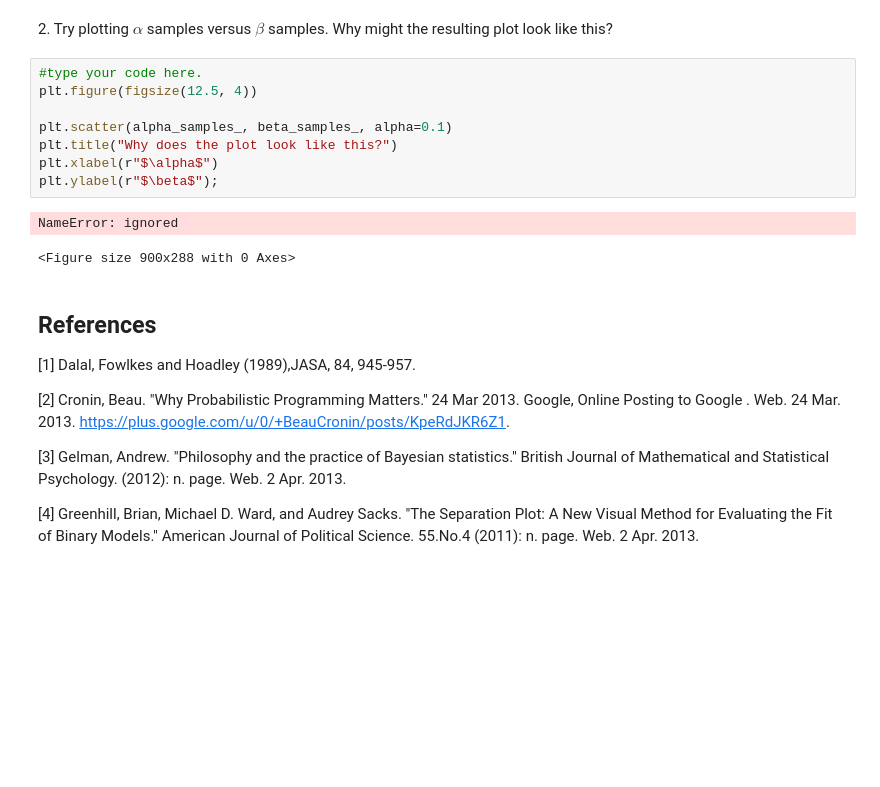
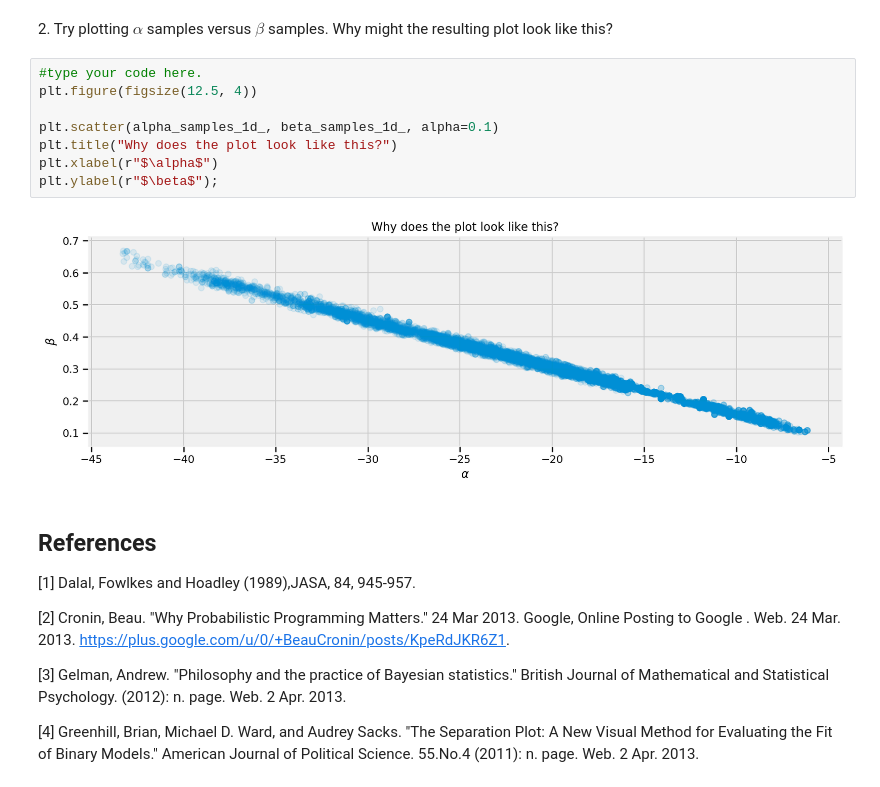
Before and after one commit to Ziemin/bmfh, a Jupyter notebook: Chapter2_MorePyMC/Ch2_MorePyMC_TFP.ipynb, the cells around one changed output. Cells and saved outputs as stored; diff of their text form; blank space fills up the shorter version.

```diff
--- a/Chapter2_MorePyMC/Ch2_MorePyMC_TFP.ipynb
+++ b/Chapter2_MorePyMC/Ch2_MorePyMC_TFP.ipynb
@@ -1985,14 +1948,13 @@ In the perfect model, the probability line is not well shown, as it is stuck to
 # %%
 #type your code here.
 plt.figure(figsize(12.5, 4))
 
-plt.scatter(alpha_samples_, beta_samples_, alpha=0.1)
+plt.scatter(alpha_samples_1d_, beta_samples_1d_, alpha=0.1)
 plt.title("Why does the plot look like this?")
 plt.xlabel(r"$\alpha$")
 plt.ylabel(r"$\beta$");
 # %% [output]
-NameError: ignored
-<Figure size 900x288 with 0 Axes>
+[figure, added]
 # %% [markdown]
 ## References
 
```
Also changed, not shown: parts of 45 cells of this notebook, 1 other file.
